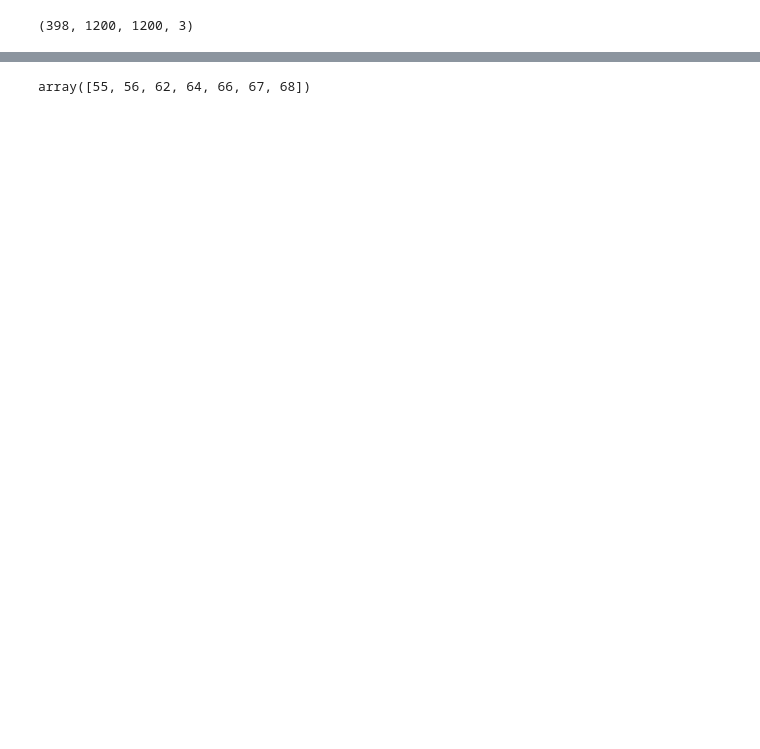
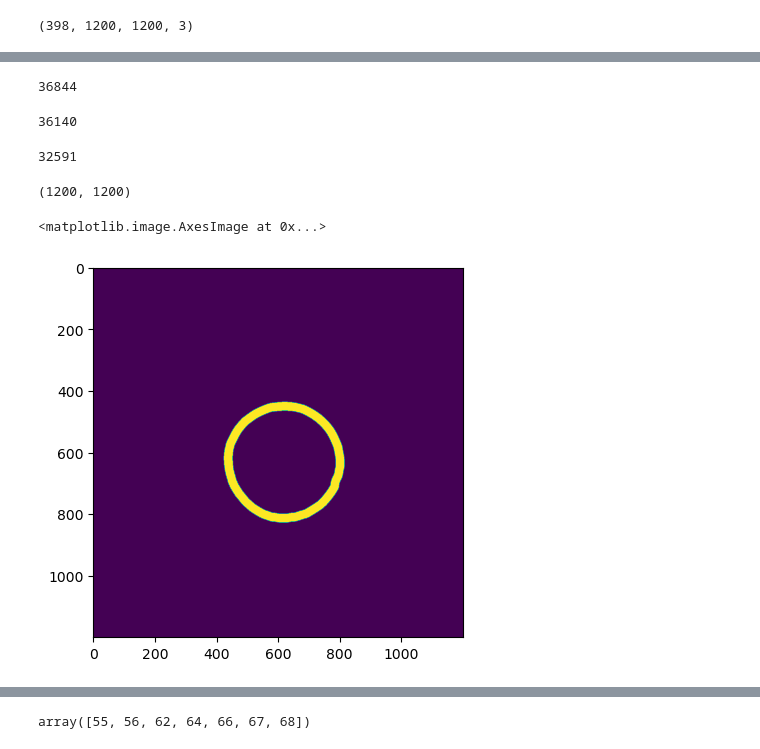
Before and after one commit to RudgeLab/popdyn, a Jupyter notebook: Notebooks/Chapter 3 - Correlation.ipynb, the cells around one changed output, grey strips where cells are left out. Drawn from its saved outputs; the diff is of its cells as text; code cells hidden in the pictures; blank space fills up the shorter version.

```diff
--- a/Notebooks/Chapter 3 - Correlation.ipynb
+++ b/Notebooks/Chapter 3 - Correlation.ipynb
@@ -129,0 +196,35 @@ edt = edt[:,:,:]
+# %%
+# Example indices for the rings
+ri_10 = 10
+ri_11 = 11
+
+# Masks for each ring
+idx_10 = np.abs(edt[200,:,:] - rs[ri_10]) < rw
+idx_11 = np.abs(edt[200, :,:] - rs[ri_11]) < rw
+# %%
+idx_10.sum()
+# %% [output]
+36844
+# %%
+idx_11.sum()
+# %% [output]
+36140
+# %%
+# Intersection of the two masks
+intersection_mask = idx_10 & idx_11
+
+# Check if there is any overlap
+has_intersection = np.any(intersection_mask)
+# %%
+intersection_mask.sum()
+# %% [output]
+32591
+# %%
+intersection_mask.shape
+# %% [output]
+(1200, 1200)
+# %%
+plt.imshow(intersection_mask)
+# %% [output]
+<matplotlib.image.AxesImage at 0x...>
+[figure, added]
```
Also changed, not shown: parts of 15 cells of this notebook.
